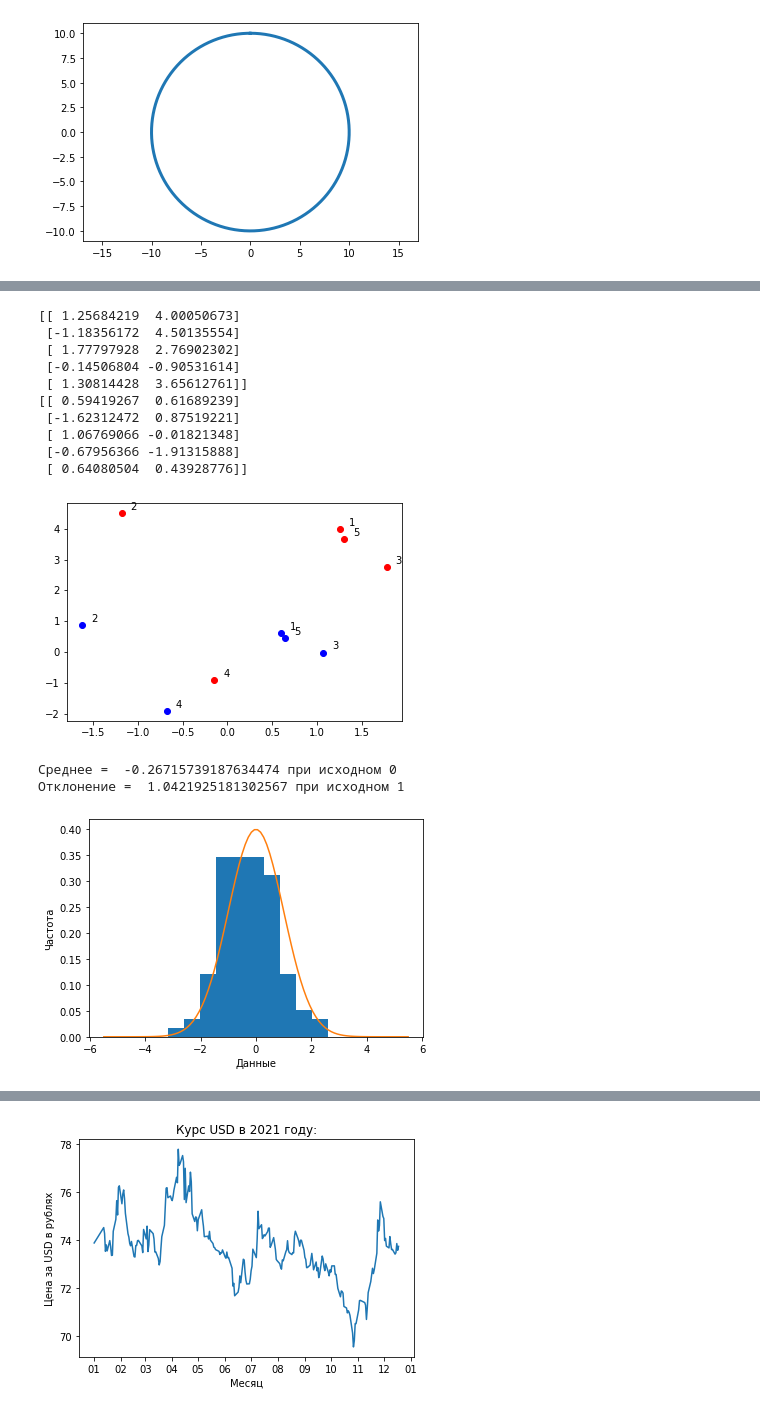
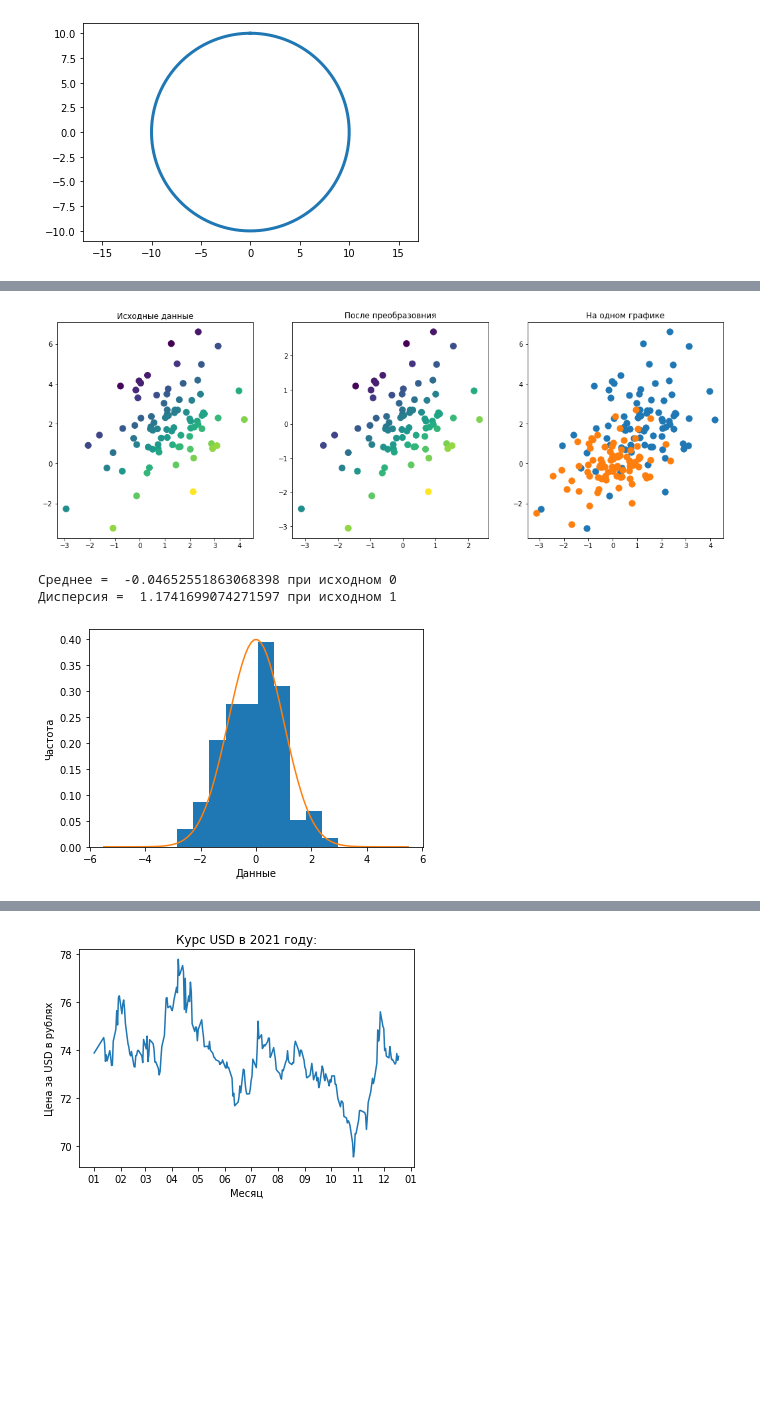
Before and after one commit to novikovMLtest/Lab1ML, a Jupyter notebook: Lab1.ipynb, the cells around one changed output, grey strips where cells are left out. Saved outputs shown, nothing was run; the diff lists cells and outputs as text; code cells hidden in the pictures; blank space fills up the shorter version.

```diff
--- a/Lab1.ipynb
+++ b/Lab1.ipynb
@@ -192,57 +186,54 @@ plt.show()
 # %%
-#задание 8
+#задание 2.8
 
 def matrix_tranform(m_x, N, d):
 
-    m_x=np.transpose(m_x)
+    m_x=np.transpose(m_x) #чтобы итерироваться по столбцам
 
     for i in range(0,d):
         mn = np.mean(m_x[i])
-        st = np.std(m_x[i])
+        st = np.std(m_x[i], ddof = 1) #по умолачанию std считает /(n-1) , а нужно /n где n - размер выборки
         for j in range(0,N):
             m_x[i][j]=(m_x[i][j]-mn)/st
 
     m_x=np.transpose(m_x)
 
     return m_x;
 
-N=5
+N=85
 d=2
 
-m_x = np.zeros((N,d))
+m_x = np.random.multivariate_normal(mean=[1,2],cov=[[2,1],[1,3]],size=N)
 
-for i in range(0,N):
-    m_x[i]=np.random.multivariate_normal(mean=[1,2],cov=[[2,1],[1,3]])
+fig, ax = plt.subplots(1, 3, figsize=(18,6))
 
-print(m_x)
+x = m_x[:,0]
+y = m_x[:,1]
 
-counter = 1;
-for i in range(0,N):
-    plt.plot(m_x[i][0], m_x[i][1],'ro')
-    plt.annotate(counter,xy=(m_x[i][0]+0.1, m_x[i][1]+0.1))
-    counter+=1
+def set_color(x,y):
+    return x-y
+colors = set_color(x,y)
+
+ax[0].scatter(x, y, len(x), c=colors)
+ax[0].set_title('Исходные данные')
+ax[2].scatter(x, y, len(x))
 
 m_x=matrix_tranform(m_x, N, d)
 
-counter = 1;
-for i in range(0,N):
-    plt.plot(m_x[i][0], m_x[i][1],'bo')
-    plt.annotate(counter,xy=(m_x[i][0]+0.1, m_x[i][1]+0.1))
-    counter+=1
+xn = m_x[:,0]
+yn = m_x[:,1]
 
-print(m_x)
+ax[1].scatter(xn, yn, len(x), c=colors)
+ax[1].set_title('После преобразовния')
+
+
+
+ax[2].scatter(xn, yn, len(xn))
+ax[2].set_title('На одном графике')
+
+plt.show()
 # %% [output]
-[[ 1.25684219  4.00050673]
- [-1.18356172  4.50135554]
- [ 1.77797928  2.76902302]
- [-0.14506804 -0.90531614]
- [ 1.30814428  3.65612761]]
-[[ 0.59419267  0.61689239]
- [-1.62312472  0.87519221]
- [ 1.06769066 -0.01821348]
- [-0.67956366 -1.91315888]
- [ 0.64080504  0.43928776]]
-[figure, old version]
+[figure, new version]
 # %%
 #задание 9 пункт а
 
@@ -256,21 +247,21 @@ plt.ylabel('Частота')
 plt.xlabel('Данные')
 
 ##Правильный расчет количества интервалов(слишком мало значений для его применения)
-q25, q75 = np.percentile(x,[.25,.75])
-bin_width = 2*(q75 - q25)*len(x)**(-1/3)
-bins = round((x.max() - x.min())/bin_width)
-print("Freedman–Diaconis number of bins:", bins)
+# q25, q75 = np.percentile(x,[.25,.75])
+# bin_width = 2*(q75 - q25)*len(x)**(-1/3)
+# bins = round((x.max() - x.min())/bin_width)
+# print("Freedman–Diaconis number of bins:", bins)
 
 plt.hist(norm100, density=True, bins = bin_numb)
 x = np.linspace(-5.5, 5.5, num=100)
 plt.plot(x, stats.norm.pdf(x, 0, 1))
 
 print("Среднее = ",np.mean(norm100),"при исходном 0")
-print("Отклонение = ",np.std(norm100),"при исходном 1")
+print("Дисперсия = ",np.var(norm100, ddof=1),"при исходном 1")
 # %% [output]
-Среднее =  -0.26715739187634474 при исходном 0
-Отклонение =  1.0421925181302567 при исходном 1
+Среднее =  -0.04652551863068398 при исходном 0
+Дисперсия =  1.1741699074271597 при исходном 1
-[figure, old version]
+[figure, new version]
 # %%
 #задание 9 пункт б
 
```
Also changed, not shown: parts of 13 cells of this notebook.
